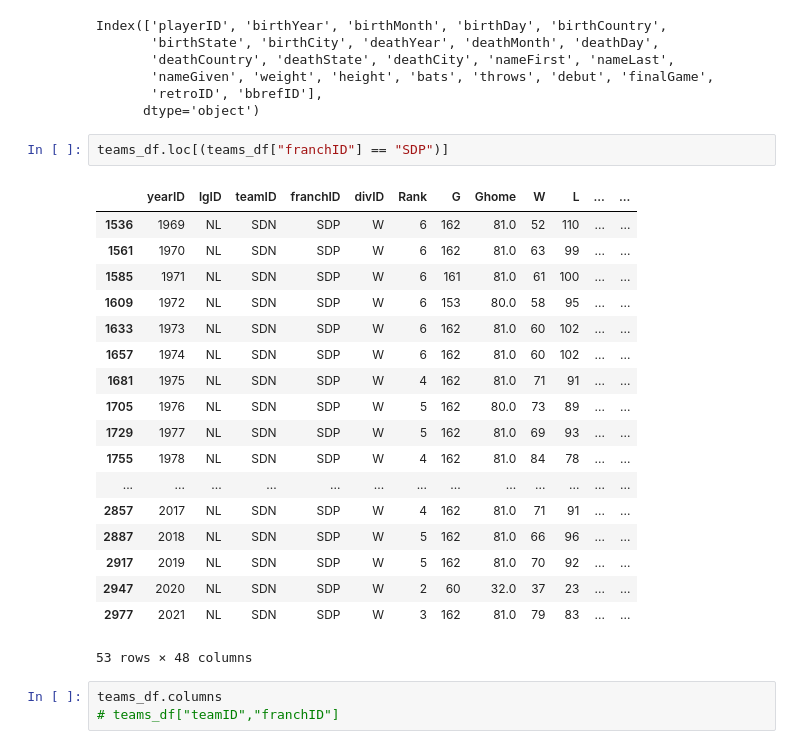
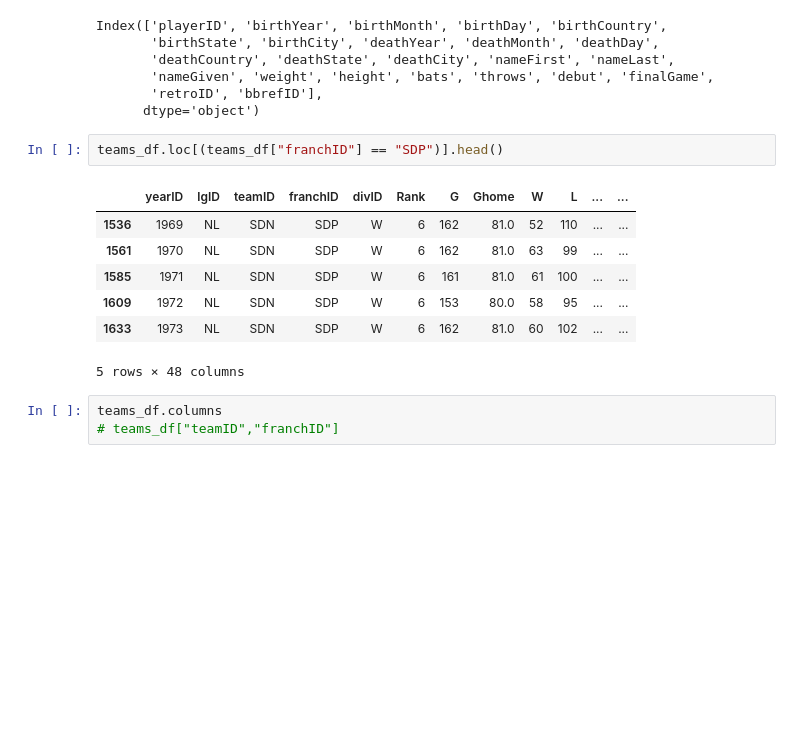
Before and after one commit to eric-spoerner/just_baseball_things, a Jupyter notebook: exploratory_analysis.ipynb, the cells around one changed output. Saved outputs shown, nothing was run; the diff lists cells and outputs as text; blank space fills up the shorter version.

```diff
--- a/exploratory_analysis.ipynb
+++ b/exploratory_analysis.ipynb
@@ -43,26 +43,15 @@ Index(['playerID', 'birthYear', 'birthMonth', 'birthDay', 'birthCountry',
        'retroID', 'bbrefID'],
       dtype='object')
 # %%
-teams_df.loc[(teams_df["franchID"] == "SDP")]
+teams_df.loc[(teams_df["franchID"] == "SDP")].head()
 # %% [output]
 |  | yearID | lgID | teamID | franchID | divID | Rank | G | Ghome | W | L | ... | ... |
 | 1536 | 1969 | NL | SDN | SDP | W | 6 | 162 | 81.0 | 52 | 110 | ... | ... |
 | 1561 | 1970 | NL | SDN | SDP | W | 6 | 162 | 81.0 | 63 | 99 | ... | ... |
 | 1585 | 1971 | NL | SDN | SDP | W | 6 | 161 | 81.0 | 61 | 100 | ... | ... |
 | 1609 | 1972 | NL | SDN | SDP | W | 6 | 153 | 80.0 | 58 | 95 | ... | ... |
 | 1633 | 1973 | NL | SDN | SDP | W | 6 | 162 | 81.0 | 60 | 102 | ... | ... |
-| 1657 | 1974 | NL | SDN | SDP | W | 6 | 162 | 81.0 | 60 | 102 | ... | ... |
-| 1681 | 1975 | NL | SDN | SDP | W | 4 | 162 | 81.0 | 71 | 91 | ... | ... |
-| 1705 | 1976 | NL | SDN | SDP | W | 5 | 162 | 80.0 | 73 | 89 | ... | ... |
-| 1729 | 1977 | NL | SDN | SDP | W | 5 | 162 | 81.0 | 69 | 93 | ... | ... |
-| 1755 | 1978 | NL | SDN | SDP | W | 4 | 162 | 81.0 | 84 | 78 | ... | ... |
-| ... | ... | ... | ... | ... | ... | ... | ... | ... | ... | ... | ... | ... |
-| 2857 | 2017 | NL | SDN | SDP | W | 4 | 162 | 81.0 | 71 | 91 | ... | ... |
-| 2887 | 2018 | NL | SDN | SDP | W | 5 | 162 | 81.0 | 66 | 96 | ... | ... |
-| 2917 | 2019 | NL | SDN | SDP | W | 5 | 162 | 81.0 | 70 | 92 | ... | ... |
-| 2947 | 2020 | NL | SDN | SDP | W | 2 | 60 | 32.0 | 37 | 23 | ... | ... |
-| 2977 | 2021 | NL | SDN | SDP | W | 3 | 162 | 81.0 | 79 | 83 | ... | ... |
-53 rows × 48 columns
+5 rows × 48 columns
 # %%
 teams_df.columns
 # teams_df["teamID","franchID"]
```
Also changed, not shown: parts of 16 cells of this notebook, 2 other files.
